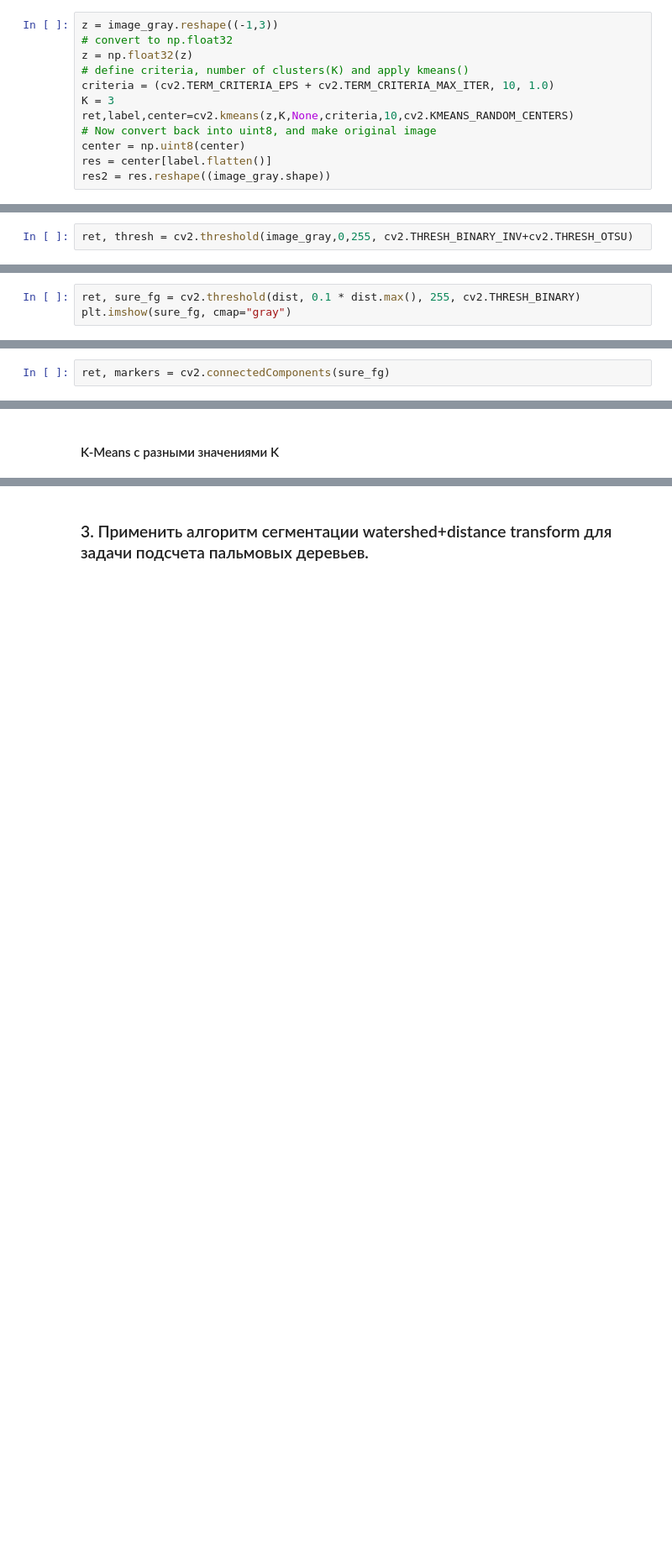
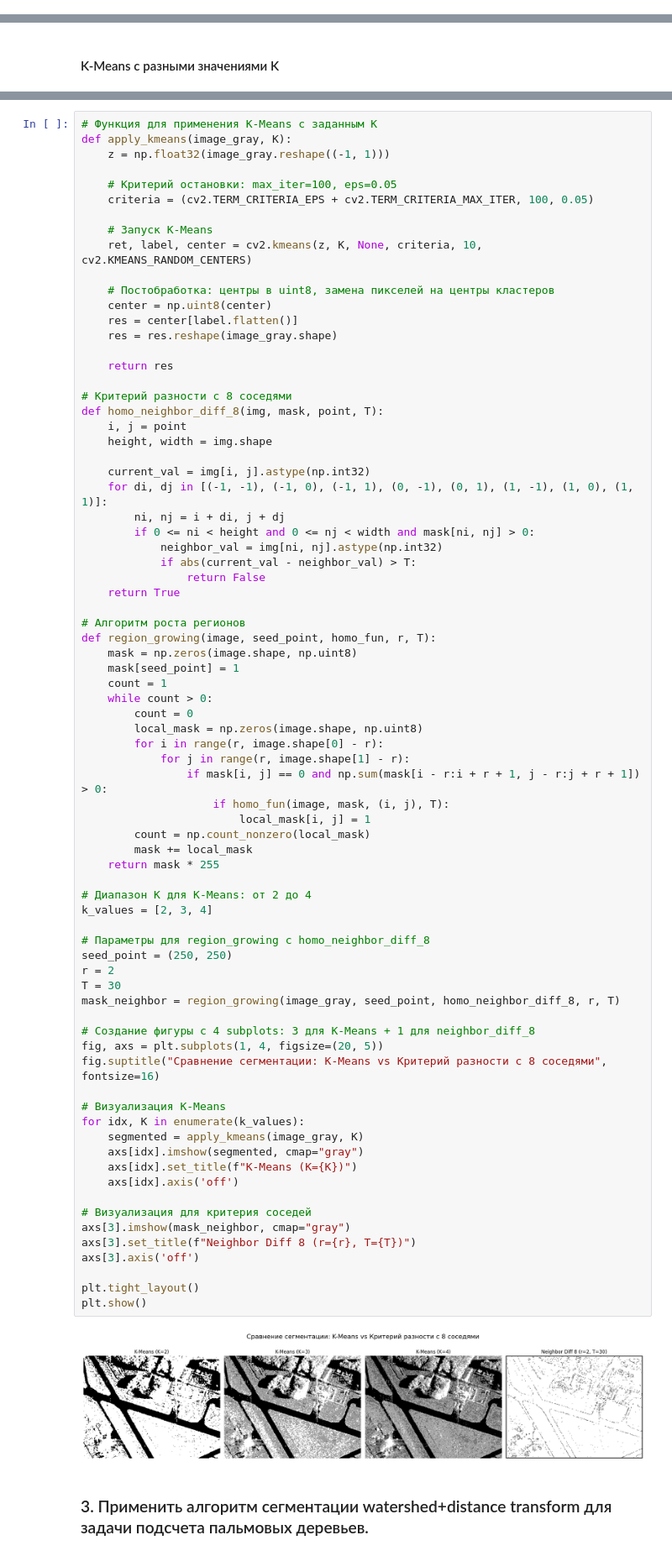
Before and after one commit to RealProstatus/image-processing, a Jupyter notebook: Practice_4/DE_IP_2024_Task_4.ipynb, the cells around one changed output, grey strips where cells are left out. Shown at 84% size. Drawn from its saved outputs; the diff is of its cells as text; blank space fills up the shorter version.

```diff
--- a/Practice_4/DE_IP_2024_Task_4.ipynb
+++ b/Practice_4/DE_IP_2024_Task_4.ipynb
@@ -75,12 +0,0 @@ flags = cv2.KMEANS_RANDOM_CENTERS
-# %%
-z = image_gray.reshape((-1,3))
-# convert to np.float32
-z = np.float32(z)
-# define criteria, number of clusters(K) and apply kmeans()
-criteria = (cv2.TERM_CRITERIA_EPS + cv2.TERM_CRITERIA_MAX_ITER, 10, 1.0)
-K = 3
-ret,label,center=cv2.kmeans(z,K,None,criteria,10,cv2.KMEANS_RANDOM_CENTERS)
-# Now convert back into uint8, and make original image
-center = np.uint8(center)
-res = center[label.flatten()]
-res2 = res.reshape((image_gray.shape))
@@ -102,2 +0,0 @@ plt.imshow(image_gray, cmap="gray")
-# %%
-ret, thresh = cv2.threshold(image_gray,0,255, cv2.THRESH_BINARY_INV+cv2.THRESH_OTSU)
@@ -115,3 +0,0 @@ plt.imshow(dist, cmap="gray")
-# %%
-ret, sure_fg = cv2.threshold(dist, 0.1 * dist.max(), 255, cv2.THRESH_BINARY)
-plt.imshow(sure_fg, cmap="gray")
@@ -123,2 +0,0 @@ sure_fg = sure_fg.astype(np.uint8)
-# %%
-ret, markers = cv2.connectedComponents(sure_fg)
@@ -249,3 +88,81 @@ plt.show()
+# %%
+# Функция для применения K-Means с заданным K
+def apply_kmeans(image_gray, K):
+    z = np.float32(image_gray.reshape((-1, 1)))
+
+    # Критерий остановки: max_iter=100, eps=0.05
+    criteria = (cv2.TERM_CRITERIA_EPS + cv2.TERM_CRITERIA_MAX_ITER, 100, 0.05)
+
+    # Запуск K-Means
+    ret, label, center = cv2.kmeans(z, K, None, criteria, 10, cv2.KMEANS_RANDOM_CENTERS)
+
+    # Постобработка: центры в uint8, замена пикселей на центры кластеров
+    center = np.uint8(center)
+    res = center[label.flatten()]
+    res = res.reshape(image_gray.shape)
+
+    return res
+
+# Критерий разности с 8 соседями
+def homo_neighbor_diff_8(img, mask, point, T):
+    i, j = point
+    height, width = img.shape
+
+    current_val = img[i, j].astype(np.int32)
+    for di, dj in [(-1, -1), (-1, 0), (-1, 1), (0, -1), (0, 1), (1, -1), (1, 0), (1, 1)]:
+        ni, nj = i + di, j + dj
+        if 0 <= ni < height and 0 <= nj < width and mask[ni, nj] > 0:
+            neighbor_val = img[ni, nj].astype(np.int32)
+            if abs(current_val - neighbor_val) > T:
+                return False
+    return True
+
+# Алгоритм роста регионов
+def region_growing(image, seed_point, homo_fun, r, T):
+    mask = np.zeros(image.shape, np.uint8)
+    mask[seed_point] = 1
+    count = 1
+    while count > 0:
+        count = 0
+        local_mask = np.zeros(image.shape, np.uint8)
+        for i in range(r, image.shape[0] - r):
+            for j in range(r, image.shape[1] - r):
+                if mask[i, j] == 0 and np.sum(mask[i - r:i + r + 1, j - r:j + r + 1]) > 0:
+                    if homo_fun(image, mask, (i, j), T):
+                        local_mask[i, j] = 1
+        count = np.count_nonzero(local_mask)
+        mask += local_mask
+    return mask * 255
+
+# Диапазон K для K-Means: от 2 до 4
+k_values = [2, 3, 4]
+
+# Параметры для region_growing с homo_neighbor_diff_8
+seed_point = (250, 250)
+r = 2
+T = 30
+mask_neighbor = region_growing(image_gray, seed_point, homo_neighbor_diff_8, r, T)
+
+# Создание фигуры с 4 subplots: 3 для K-Means + 1 для neighbor_diff_8
+fig, axs = plt.subplots(1, 4, figsize=(20, 5))
+fig.suptitle("Сравнение сегментации: K-Means vs Критерий разности с 8 соседями", fontsize=16)
+
+# Визуализация K-Means
+for idx, K in enumerate(k_values):
+    segmented = apply_kmeans(image_gray, K)
+    axs[idx].imshow(segmented, cmap="gray")
+    axs[idx].set_title(f"K-Means (K={K})")
+    axs[idx].axis('off')
+
+# Визуализация для критерия соседей
+axs[3].imshow(mask_neighbor, cmap="gray")
+axs[3].set_title(f"Neighbor Diff 8 (r={r}, T={T})")
+axs[3].axis('off')
+
+plt.tight_layout()
+plt.show()
+# %% [output]
+[figure, added]
 # %% [markdown]
 ### 3. Применить алгоритм сегментации watershed+distance transform для задачи подсчета пальмовых деревьев.
 # %%
```
Also changed, not shown: parts of 25 cells of this notebook.
